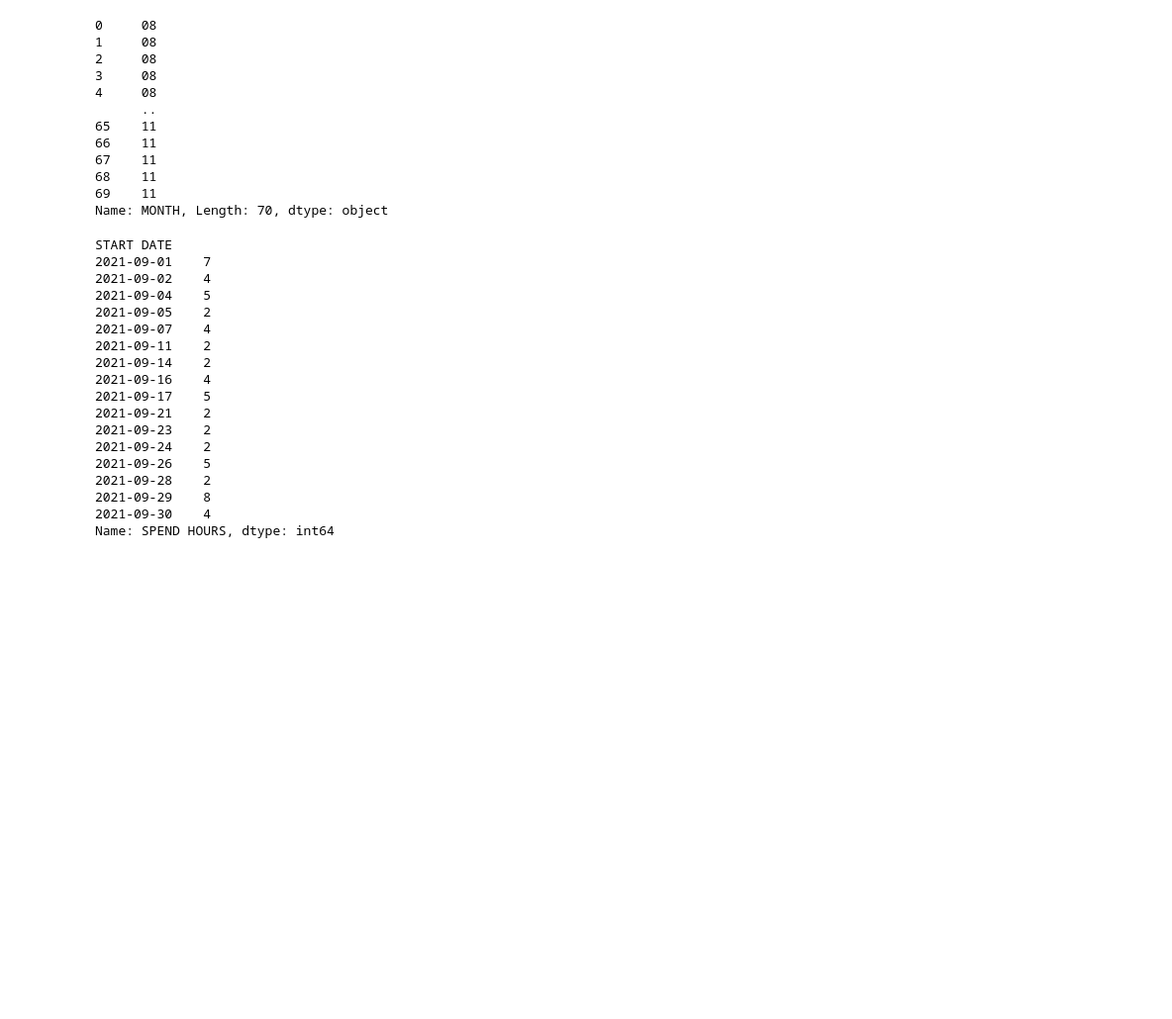
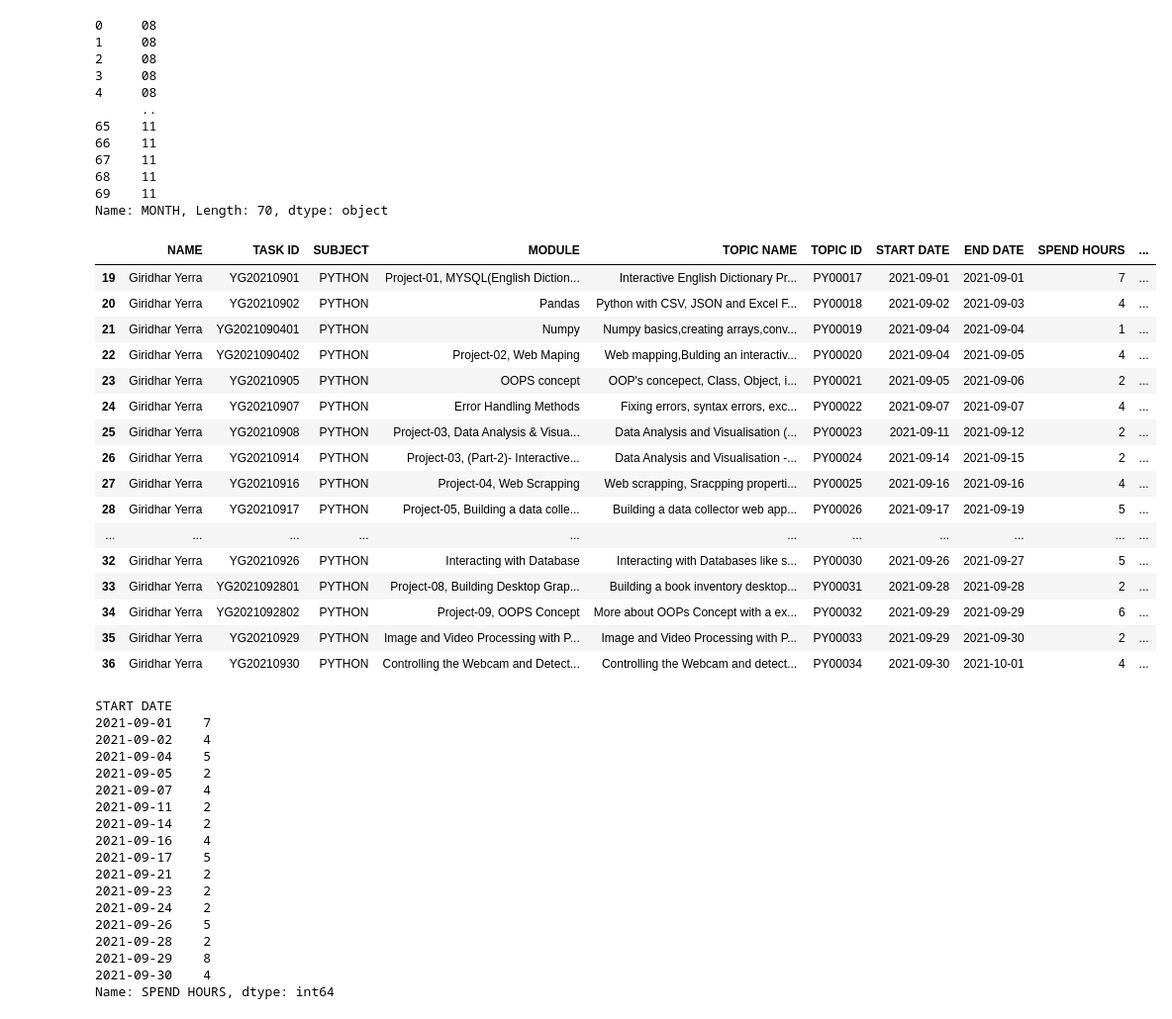
Before and after one commit to DMANTZTec/Tableau-Data-analytics, a Jupyter notebook: Data analytics with python/problems-1/practice chart.ipynb, the cells around one changed output. Shown at 99% size. Cells and saved outputs as stored; diff of their text form; code cells hidden in the pictures; blank space fills up the shorter version.

```diff
--- a/Data analytics with python/problems-1/practice chart.ipynb
+++ b/Data analytics with python/problems-1/practice chart.ipynb
@@ -84,6 +84,25 @@ data["MONTH"]
 Name: MONTH, Length: 70, dtype: object
 # %%
 data07 = data[(data["SUBJECT"]=="PYTHON") & (data["MONTH"] == ("09"))]
+data07
+# %% [output]
+|  | NAME | TASK ID | SUBJECT | MODULE | TOPIC NAME | TOPIC ID | START DATE | END DATE | SPEND HOURS | ... |
+| 19 | Giridhar Yerra | YG20210901 | PYTHON | Project-01, MYSQL(English Diction... | Interactive English Dictionary Pr... | PY00017 | 2021-09-01 | 2021-09-01 | 7 | ... |
+| 20 | Giridhar Yerra | YG20210902 | PYTHON | Pandas | Python with CSV, JSON and Excel F... | PY00018 | 2021-09-02 | 2021-09-03 | 4 | ... |
+| 21 | Giridhar Yerra | YG2021090401 | PYTHON | Numpy | Numpy basics,creating arrays,conv... | PY00019 | 2021-09-04 | 2021-09-04 | 1 | ... |
+| 22 | Giridhar Yerra | YG2021090402 | PYTHON | Project-02, Web Maping | Web mapping,Bulding an interactiv... | PY00020 | 2021-09-04 | 2021-09-05 | 4 | ... |
+| 23 | Giridhar Yerra | YG20210905 | PYTHON | OOPS concept | OOP's concepect, Class, Object, i... | PY00021 | 2021-09-05 | 2021-09-06 | 2 | ... |
+| 24 | Giridhar Yerra | YG20210907 | PYTHON | Error Handling Methods | Fixing errors, syntax errors, exc... | PY00022 | 2021-09-07 | 2021-09-07 | 4 | ... |
+| 25 | Giridhar Yerra | YG20210908 | PYTHON | Project-03, Data Analysis & Visua... | Data Analysis and Visualisation (... | PY00023 | 2021-09-11 | 2021-09-12 | 2 | ... |
+| 26 | Giridhar Yerra | YG20210914 | PYTHON | Project-03, (Part-2)- Interactive... | Data Analysis and Visualisation -... | PY00024 | 2021-09-14 | 2021-09-15 | 2 | ... |
+| 27 | Giridhar Yerra | YG20210916 | PYTHON | Project-04, Web Scrapping | Web scrapping, Sracpping properti... | PY00025 | 2021-09-16 | 2021-09-16 | 4 | ... |
+| 28 | Giridhar Yerra | YG20210917 | PYTHON | Project-05, Building a data colle... | Building a data collector web app... | PY00026 | 2021-09-17 | 2021-09-19 | 5 | ... |
+| ... | ... | ... | ... | ... | ... | ... | ... | ... | ... | ... |
+| 32 | Giridhar Yerra | YG20210926 | PYTHON | Interacting with Database | Interacting with Databases like s... | PY00030 | 2021-09-26 | 2021-09-27 | 5 | ... |
+| 33 | Giridhar Yerra | YG2021092801 | PYTHON | Project-08, Building Desktop Grap... | Building a book inventory desktop... | PY00031 | 2021-09-28 | 2021-09-28 | 2 | ... |
+| 34 | Giridhar Yerra | YG2021092802 | PYTHON | Project-09, OOPS Concept | More about OOPs Concept with a ex... | PY00032 | 2021-09-29 | 2021-09-29 | 6 | ... |
+| 35 | Giridhar Yerra | YG20210929 | PYTHON | Image and Video Processing with P... | Image and Video Processing with P... | PY00033 | 2021-09-29 | 2021-09-30 | 2 | ... |
+| 36 | Giridhar Yerra | YG20210930 | PYTHON | Controlling the Webcam and Detect... | Controlling the Webcam and detect... | PY00034 | 2021-09-30 | 2021-10-01 | 4 | ... |
 # %%
 dataf= data07.groupby(["START DATE"])["SPEND HOURS"].sum()
 # %%
```
Also changed, not shown: 2 other files.
